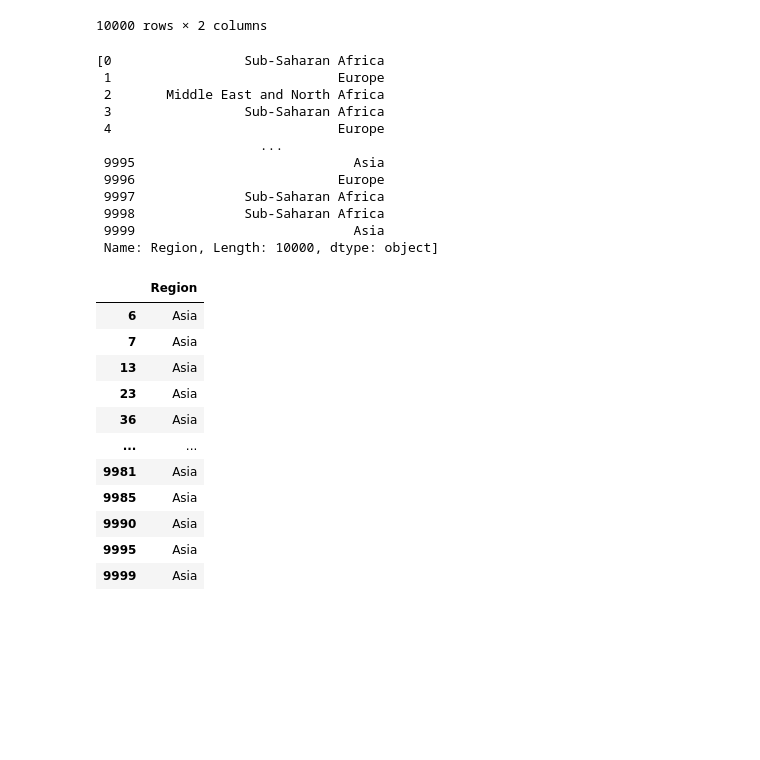
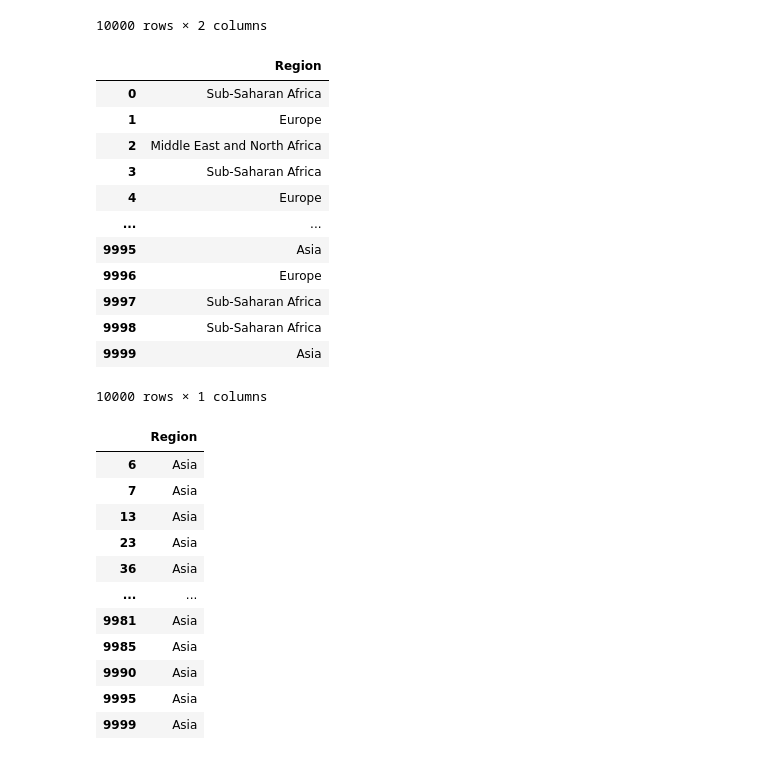
Before and after one commit to youngsang114/python-work, a Jupyter notebook: 230404/03_library.ipynb, the cells around one changed output. Saved outputs shown, nothing was run; the diff lists cells and outputs as text; code cells hidden in the pictures; blank space fills up the shorter version.

```diff
--- a/230404/03_library.ipynb
+++ b/230404/03_library.ipynb
@@ -333,20 +334,21 @@ sales.loc[:,['Order Priority', 'Order Date']]
 | 9999 | M | 4/12/2016 |
 10000 rows × 2 columns
 # %%
-[sales['Region']]     #[]리스트로 만들면 데이터 프레임 형태로 나온다
+sales[['Region']]     #[]리스트로 만들면 데이터 프레임 형태로 나온다
 # %% [output]
+|  | Region |
+| 0 | Sub-Saharan Africa |
+| 1 | Europe |
+| 2 | Middle East and North Africa |
+| 3 | Sub-Saharan Africa |
+| 4 | Europe |
+| ... | ... |
+| 9995 | Asia |
+| 9996 | Europe |
+| 9997 | Sub-Saharan Africa |
+| 9998 | Sub-Saharan Africa |
+| 9999 | Asia |
-[0                 Sub-Saharan Africa
- 1                             Europe
- 2       Middle East and North Africa
- 3                 Sub-Saharan Africa
- 4                             Europe
-                     ...
- 9995                            Asia
- 9996                          Europe
- 9997              Sub-Saharan Africa
- 9998              Sub-Saharan Africa
- 9999                            Asia
- Name: Region, Length: 10000, dtype: object]
+10000 rows × 1 columns
 # %%
 #행과 열의 조건을 모두 사용
 
```
Also changed, not shown: parts of 1 cell of this notebook.
